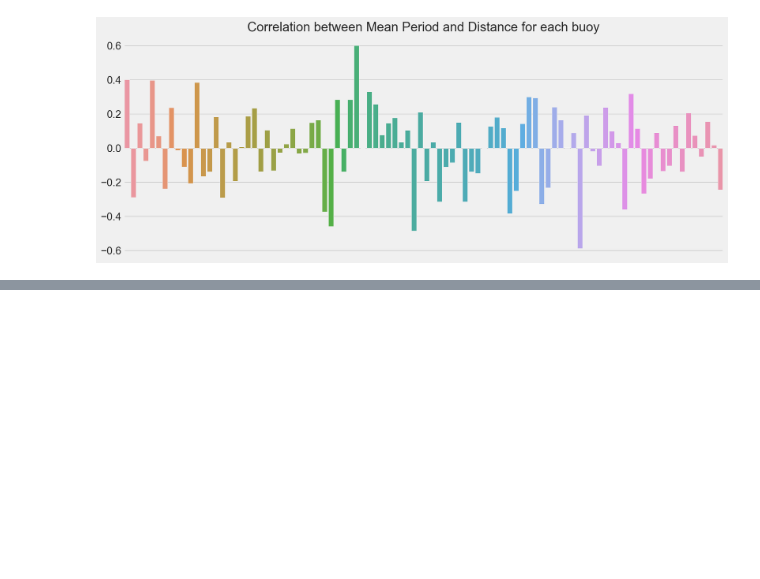
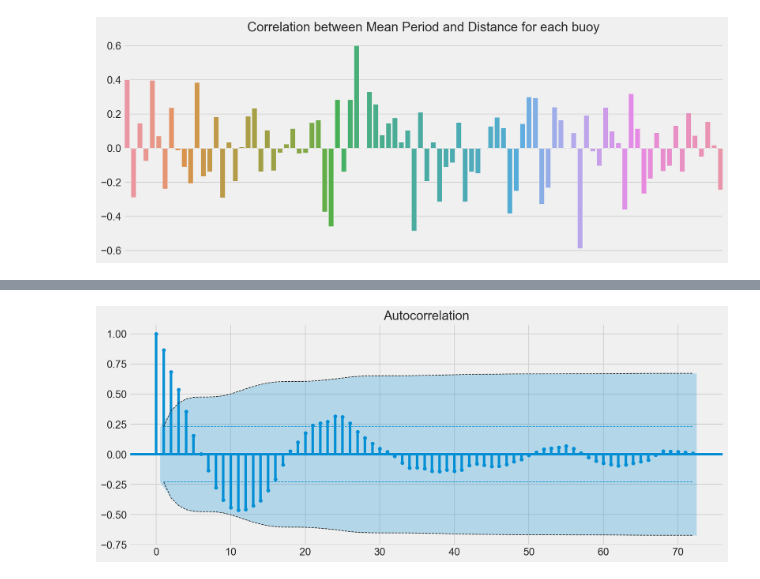
Before and after one commit to esbatiehsan/forecasting-floats, a Jupyter notebook: data-cleaning-exploration.ipynb, the cells around one changed output, grey strips where cells are left out. Cells and saved outputs as stored; diff of their text form; code cells hidden in the pictures; blank space fills up the shorter version.

```diff
--- a/data-cleaning-exploration.ipynb
+++ b/data-cleaning-exploration.ipynb
@@ -152,0 +191,4 @@ plot_corr(buoy_data, 'Mean Period', 'Distance', 'lin')
+# %%
+plot_autocorr(buoy_data, 87, 'Heading', 72)
+# %% [output]
+[figure, added]
```
Also changed, not shown: parts of 8 cells of this notebook.
